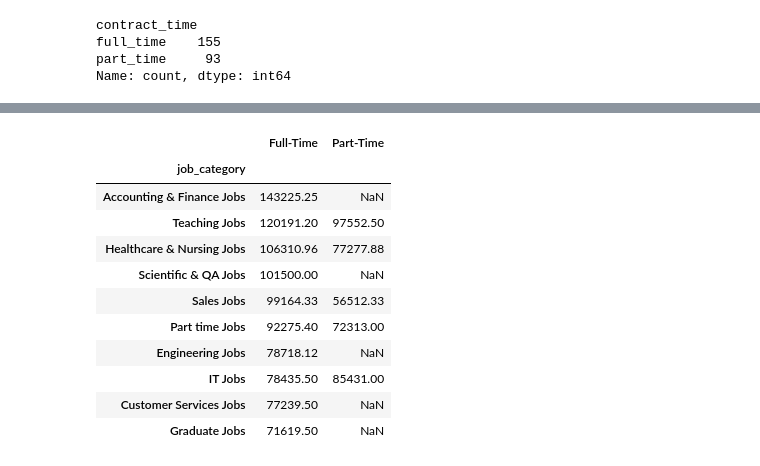
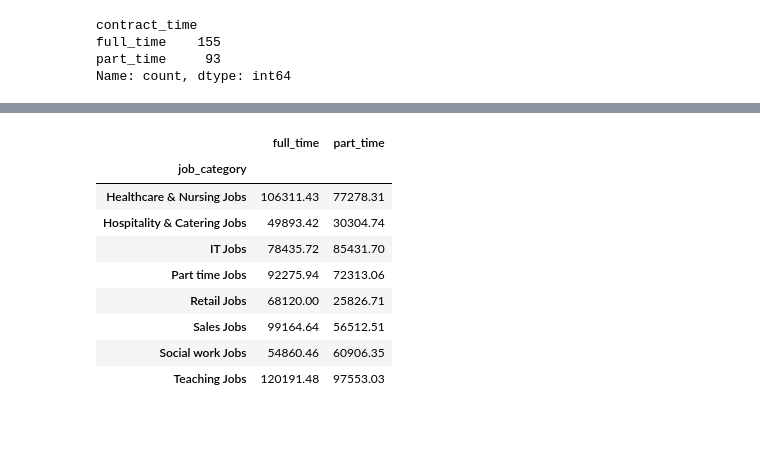
Before and after one commit to Archana-sth/JOB_MARKET_TREND_2025, a Jupyter notebook: notebook/data_cleaning.ipynb, the cells around one changed output, grey strips where cells are left out. Cells and saved outputs as stored; diff of their text form; code cells hidden in the pictures; blank space fills up the shorter version.

```diff
--- a/notebook/data_cleaning.ipynb
+++ b/notebook/data_cleaning.ipynb
@@ -105,10 +107,3 @@ created_date            0.000
 redirect_url            0.000
 adref                   0.000
 dtype: float64
-# %%
-#drop the columns
-job_data = job_data.drop(columns = ['redirect_url','adref','created_dt','salary_mid', 'location_area', 'category_tag'], axis =1)
-job_data.head()
-
-#job_data.drop(["redirect_url","adref",'created_dt','salary_mid', 'location_area','category_tag'], axis = 1, inplace = True)
-#job_data.head()
@@ -164,5 +109,0 @@ job_data.loc[job_data.duplicated(keep=False)]
-# %%
-#removing duplicates
-job_data.drop_duplicates(keep= 'first',inplace = True)
-
-job_data.shape
@@ -394,0 +113,26 @@ plt.tight_layout()
+# %%
+# Drop only rows if category_label is unknown and the min and max salary is null
+
+#since we can't use dropna function to unknown, first replace all the unknown value to NA
+job_data['category_label']= job_data['category_label'].replace('Unknown',pd.NA)
+
+job_data = job_data.dropna(
+    subset =['category_label','salary_min', 'salary_max'], how='all' ) #how='all drop only if all the column in subset are nan
+
+job_data.reset_index(inplace =True)
+
+#replace all remaining Nan values in catagory_label back to Unknown
+job_data['category_label'] = job_data['category_label'].fillna('Unknown')
+# %%
+# dropping unnecessary columns
+
+job_data = job_data.drop(
+    columns =
+    ['redirect_url',
+     'adref','created_dt',
+     'salary_mid',
+     'location_area',
+     'category_tag',
+     'latitude',
+     'longitude'], axis =1)
+job_data.head()
@@ -445,24 +478,22 @@ Travel Jobs                          63975.92
 Name: avg_salary, dtype: float64
 # %%
-# creating new dataframe with full time and part time salaries
+# creating new dataframe with full time and part time salaries for only common job catagory
 common_categories = full_time_salary.index.intersection(part_time_salary.index)
 comparision_df = pd.DataFrame({
     'full_time' : full_time_salary[common_categories],
     'part_time' : part_time_salary[common_categories]
 })
 
-comparison_df = comparison_df.sort_values(by='Full-Time', ascending=False).head(20)
-comparison_df
+
+comparision_df
 # %% [output]
-|  | Full-Time | Part-Time |
+|  | full_time | part_time |
 | job_category |  |  |
-| Accounting & Finance Jobs | 143225.25 | NaN |
-| Teaching Jobs | 120191.20 | 97552.50 |
-| Healthcare & Nursing Jobs | 106310.96 | 77277.88 |
-| Scientific & QA Jobs | 101500.00 | NaN |
-| Sales Jobs | 99164.33 | 56512.33 |
-| Part time Jobs | 92275.40 | 72313.00 |
-| Engineering Jobs | 78718.12 | NaN |
-| IT Jobs | 78435.50 | 85431.00 |
-| Customer Services Jobs | 77239.50 | NaN |
-| Graduate Jobs | 71619.50 | NaN |
+| Healthcare & Nursing Jobs | 106311.43 | 77278.31 |
+| Hospitality & Catering Jobs | 49893.42 | 30304.74 |
+| IT Jobs | 78435.72 | 85431.70 |
+| Part time Jobs | 92275.94 | 72313.06 |
+| Retail Jobs | 68120.00 | 25826.71 |
+| Sales Jobs | 99164.64 | 56512.51 |
+| Social work Jobs | 54860.46 | 60906.35 |
+| Teaching Jobs | 120191.48 | 97553.03 |
```
Also changed, not shown: parts of 62 cells of this notebook.
